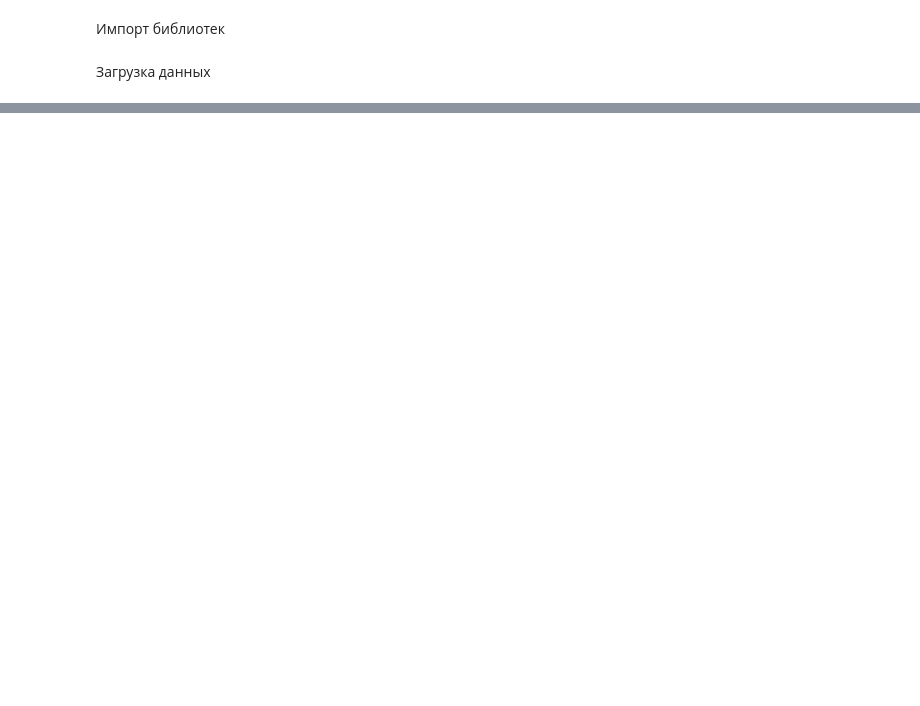
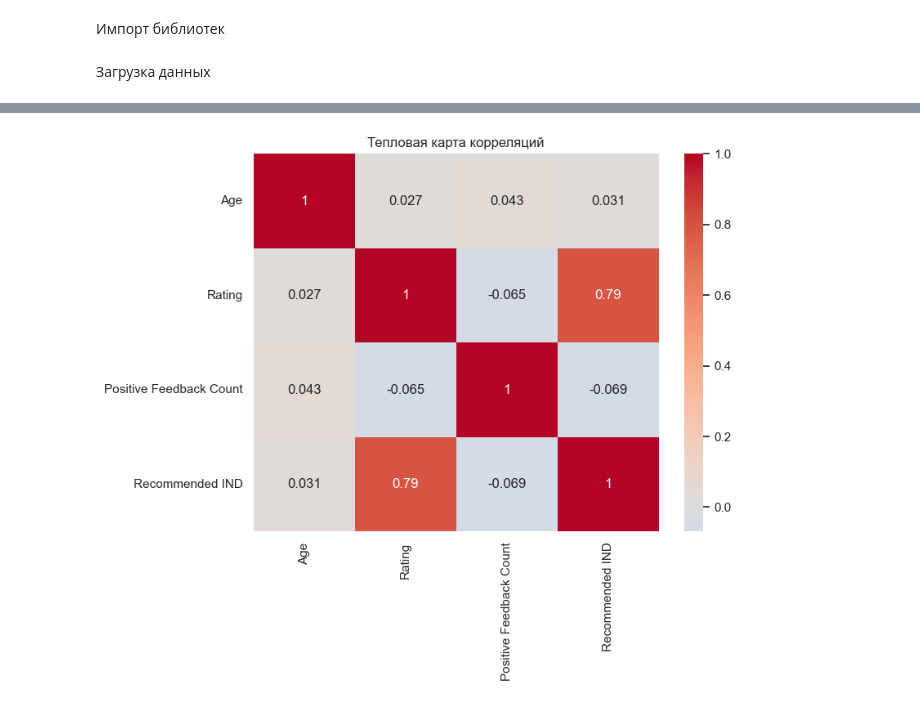
Before and after one commit to tatiana223/TMO_2025, a Jupyter notebook: Якимова ИУ5-65Б ТМО НИРС.ipynb, the cells around one changed output, grey strips where cells are left out. Drawn from its saved outputs; the diff is of its cells as text; code cells hidden in the pictures; blank space fills up the shorter version.

```diff
--- a/Якимова ИУ5-65Б ТМО НИРС.ipynb
+++ b/Якимова ИУ5-65Б ТМО НИРС.ipynb
@@ -199,0 +207,8 @@ weighted avg       0.13      0.18      0.14    628293
+# %%
+plt.figure(figsize=(8, 6))
+corr_matrix = df_clean[['Age', 'Rating', 'Positive Feedback Count', 'Recommended IND']].corr()
+sns.heatmap(corr_matrix, annot=True, cmap='coolwarm', center=0)
+plt.title('Тепловая карта корреляций')
+plt.show()
+# %% [output]
+[figure, added]
```
Also changed, not shown: parts of 96 cells of this notebook.
